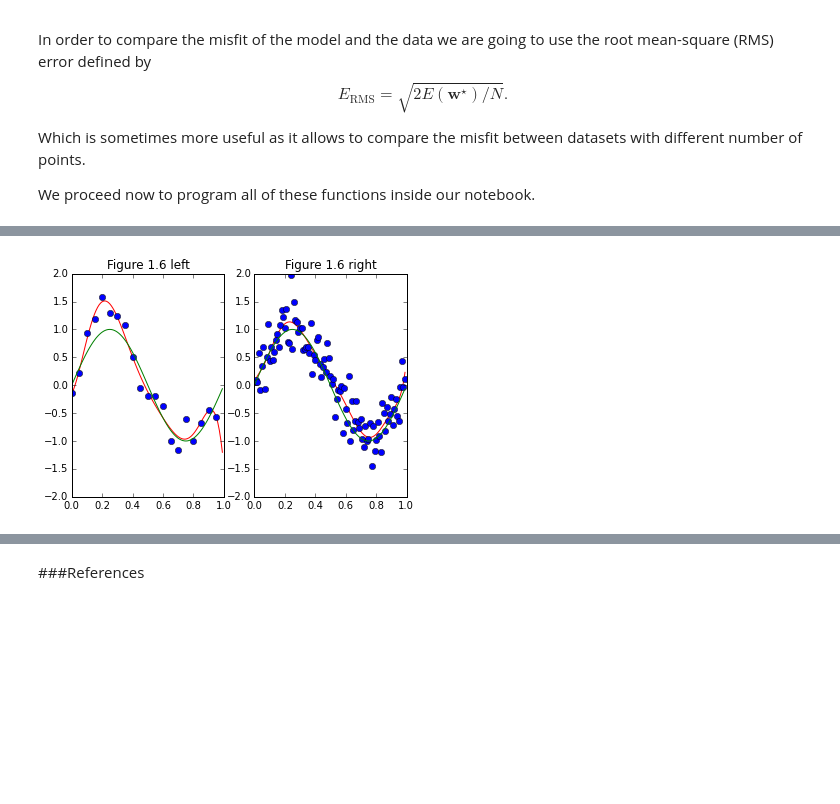
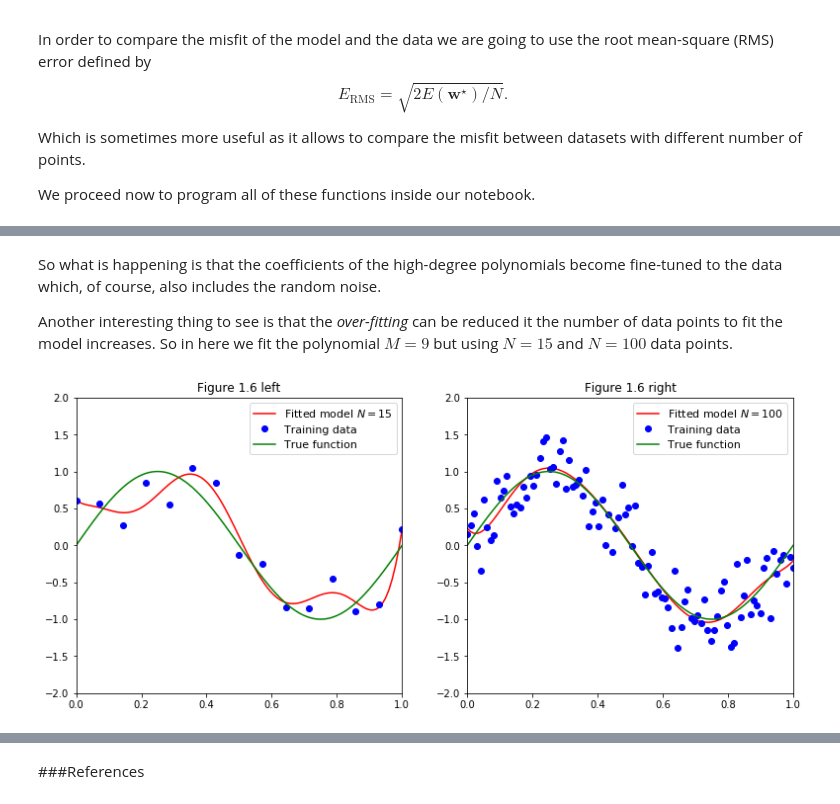
Before and after one commit to CesarArroyo09/Python_Machine_Learning_IFUNAM, a Jupyter notebook: Bishop_PRML_1_1_Example_Polynomial_Curve_Fitting.ipynb, the cells around one changed output, grey strips where cells are left out. Cells and saved outputs as stored; diff of their text form; code cells hidden in the pictures; blank space fills up the shorter version.

```diff
--- a/Bishop_PRML_1_1_Example_Polynomial_Curve_Fitting.ipynb
+++ b/Bishop_PRML_1_1_Example_Polynomial_Curve_Fitting.ipynb
@@ -283,16 +212,0 @@ if __name__ == "__main__":
-# %%
-## Generate new data.
-## Test Data
-N = 100
-x_test = np.arange(0, 1, 0.01)
-y_test =  np.sin(2*np.pi*x_test) + np.random.normal(loc,scale,N)
-
-rms_test = []
-
-for M in range(10):
-    W = W_list[M]
-    y_estimate_loss = [y(x, W, M) for x in x_test]
-
-    loss_val = np.sum(np.square(y_estimate_loss - y_test))
-    rms = np.sqrt(loss_val/N)
-    rms_test.append(rms)
@@ -311,36 +394,44 @@ plt.show()
+# %% [markdown]
+So what is happening is that the coefficients of the high-degree polynomials become fine-tuned to the data which, of course, also includes the random noise.
+
+Another interesting thing to see is that the *over-fitting* can be reduced it the number of data points to fit the model increases. So in here we fit the polynomial $M=9$ but using $N=15$ and $N=100$ data points.
 # %%
-if __name__ == "__main__":
-    M2 = 9
+M2 = 9
 
-    N2 = 20
-    x_train2 = np.arange(0, 1, 0.05)
-    y_train2 =  np.sin(2*np.pi*x_train2) + np.random.normal(loc,scale,N2)
+N2 = 15
+x_train2 = np.linspace(0., 1., N2)
+t_train2 =  np.sin(2*np.pi*x_train2) + np.random.normal(mu,sigma,N2)
 
-    N3 = 100
-    x_train3 = np.arange(0,1, 0.01)
-    y_train3 =  np.sin(2*np.pi*x_train3) + np.random.normal(loc,scale,N3)
+N3 = 100
+x_train3 = np.linspace(0., 1., N3)
+t_train3 = np.sin(2*np.pi*x_train3) + np.random.normal(mu,sigma,N3)
 
 
-    W2 = E(x_train2, y_train2, M2)
-    W3 = E(x_train3, y_train3, M2)
+W2 = best_fit(x_train2, t_train2, M2)
+W3 = best_fit(x_train3, t_train3, M2)
 
-    y_estimate2 = [y(x, W2, M2) for x in x_real]
-    y_estimate3 = [y(x, W3, M2) for x in x_real]
+y_estimate2 = y(x_train3, W2)
+y_estimate3 = y(x_train3, W3)
 
-    plt.subplot(1, 2, 1)
-    plt.plot(x_real, y_estimate2, 'r-')
-    plt.plot(x_train2, y_train2, 'bo')
-    plt.plot(x_real, y_real, 'g-')
-    xlim(0.0, 1.0)
-    ylim(-2, 2)
-    title("Figure 1.6 left")
+plt.figure(figsize=(13, 5.5))
+plt.subplot(1, 2, 1)
+plt.plot(x_train3, y_estimate2, 'r-', label=r'Fitted model $N=15$')
+plt.plot(x_train2, t_train2, 'bo', label='Training data')
+plt.plot(x_test, t_true, 'g-', label='True function')
+plt.xlim(0.0, 1.0)
+plt.ylim(-2, 2)
+plt.title("Figure 1.6 left")
+plt.legend(loc='best', fontsize=11)
 
-    plt.subplot(1, 2, 2)
-    plt.plot(x_real, y_estimate3, 'r-')
-    plt.plot(x_train3, y_train3, 'bo')
-    plt.plot(x_real, y_real, 'g-')
-    xlim(0.0, 1.0)
-    ylim(-2, 2)
-    title("Figure 1.6 right")
+plt.subplot(1, 2, 2)
+plt.plot(x_train3, y_estimate3, 'r-', label=r'Fitted model $N=100$')
+plt.plot(x_train3, t_train3, 'bo', label='Training data')
+plt.plot(x_test, t_true, 'g-', label='True function')
+plt.xlim(0.0, 1.0)
+plt.ylim(-2, 2)
+plt.title("Figure 1.6 right")
+plt.legend(loc='best', fontsize=11)
+
+plt.show()
 # %% [output]
-[figure, old version]
+[figure, new version]
```
Also changed, not shown: parts of 14 cells of this notebook.
